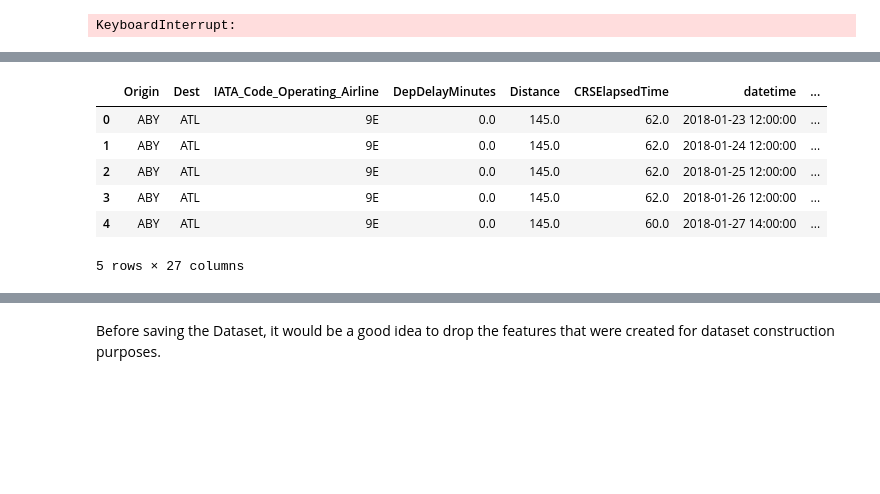
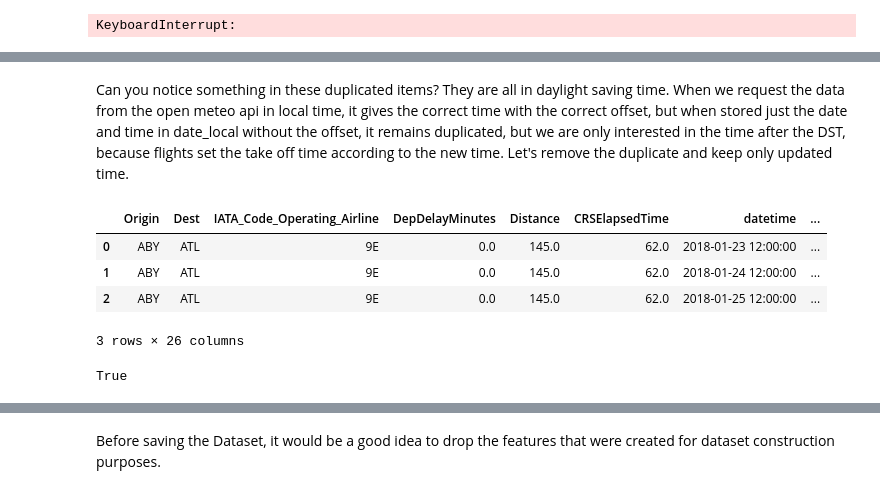
Before and after one commit to rashdul/flight-delay-prediction, a Jupyter notebook: notebooks/01_data_exploration_second_try.ipynb, the cells around one changed output, grey strips where cells are left out. Saved outputs shown, nothing was run; the diff lists cells and outputs as text; code cells hidden in the pictures; blank space fills up the shorter version.

```diff
--- a/notebooks/01_data_exploration_second_try.ipynb
+++ b/notebooks/01_data_exploration_second_try.ipynb
@@ -361,5 +363,5 @@ weather_df = pd.concat(dfs, ignore_index=True)
 ['MCI', 'MGM', 'MSP', 'DCA', 'FAY', 'OAJ', 'STL', 'CWA', 'DTW', 'RDU']
 KeyboardInterrupt:
 # %%
-weather_df = pd.read_parquet("weather.parquet")
+weather_df = pd.read_parquet("./data/weather_01022026_V3_big.parquet")
 # %%
@@ -389,2 +373,0 @@ def airport_code_to_timezone(airport_code):
-# %%
-df['timezone'] = df['Origin'].map(airport_code_to_timezone)
@@ -397,2 +373,0 @@ This tell us that there is only one missing timezone for airport ISN, we can jus
-# %%
-df.loc[df["Origin"] == "ISN", 'timezone'] = "America/Chicago"
@@ -436,0 +402,11 @@ weather_df.head()
+# %% [markdown]
+Can you notice something in these duplicated items? They are all in daylight saving time. When we request the data from the open meteo api in local time, it gives the correct time with the correct offset, but when stored just the date and time in date_local without the offset, it remains duplicated, but we are only interested in the time after the DST, because flights set the take off time according to the new time. Let's remove the duplicate and keep only updated time.
+# %%
+weather_df = (
+    weather_df
+    .sort_values("date")
+    .drop_duplicates(
+        subset=["queried_airport_code", "date_local"],
+        keep="last"
+    )
+)
@@ -437,12 +417,14 @@ weather_df.head()
 # %%
 full_df = df.merge(weather_df, left_on=["Origin", "datetime"], right_on=["queried_airport_code", "date_local"], how="left")
 # %%
-full_df.head()
+full_df.head(3)
 # %% [output]
 |  | Origin | Dest | IATA_Code_Operating_Airline | DepDelayMinutes | Distance | CRSElapsedTime | datetime | ... |
 | 0 | ABY | ATL | 9E | 0.0 | 145.0 | 62.0 | 2018-01-23 12:00:00 | ... |
 | 1 | ABY | ATL | 9E | 0.0 | 145.0 | 62.0 | 2018-01-24 12:00:00 | ... |
 | 2 | ABY | ATL | 9E | 0.0 | 145.0 | 62.0 | 2018-01-25 12:00:00 | ... |
-| 3 | ABY | ATL | 9E | 0.0 | 145.0 | 62.0 | 2018-01-26 12:00:00 | ... |
-| 4 | ABY | ATL | 9E | 0.0 | 145.0 | 60.0 | 2018-01-27 14:00:00 | ... |
-5 rows × 27 columns
+3 rows × 26 columns
+# %%
+display(len(full_df) == len(df))
+# %% [output]
+True
```
Also changed, not shown: parts of 23 cells of this notebook.
